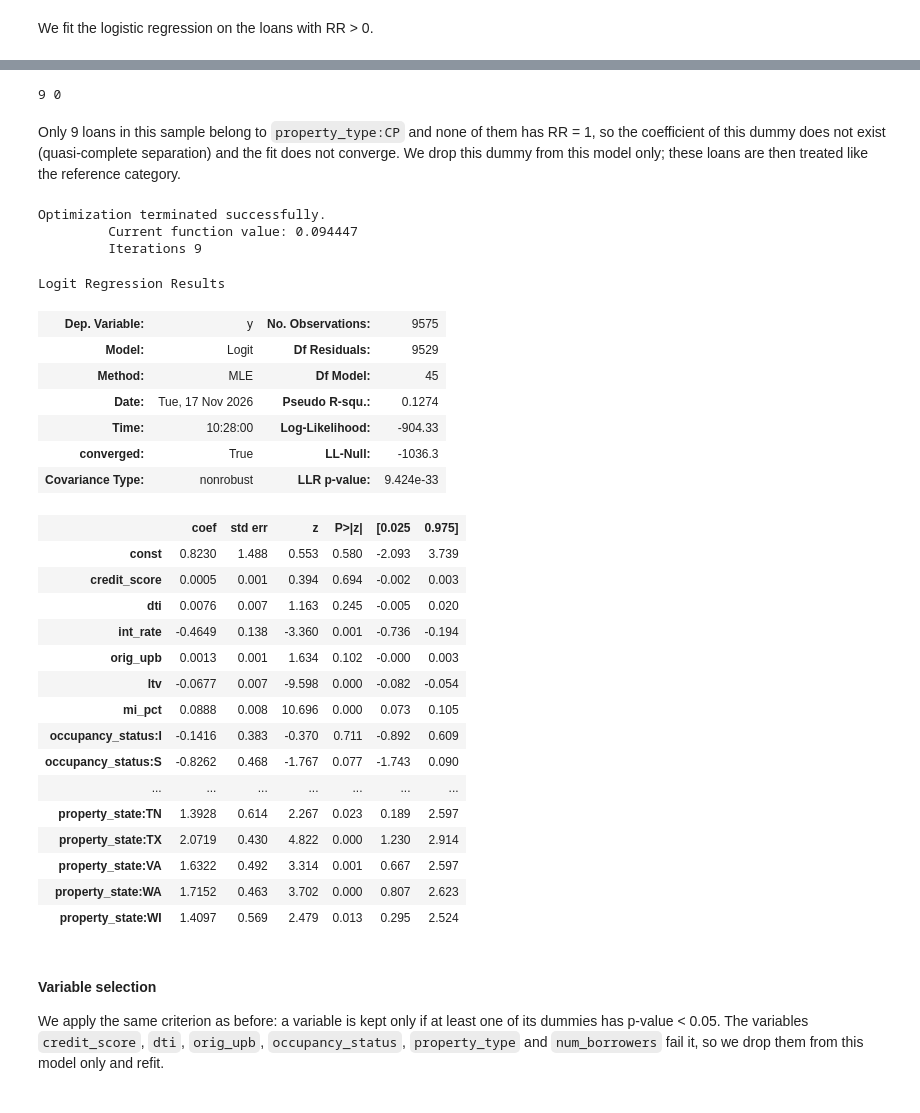
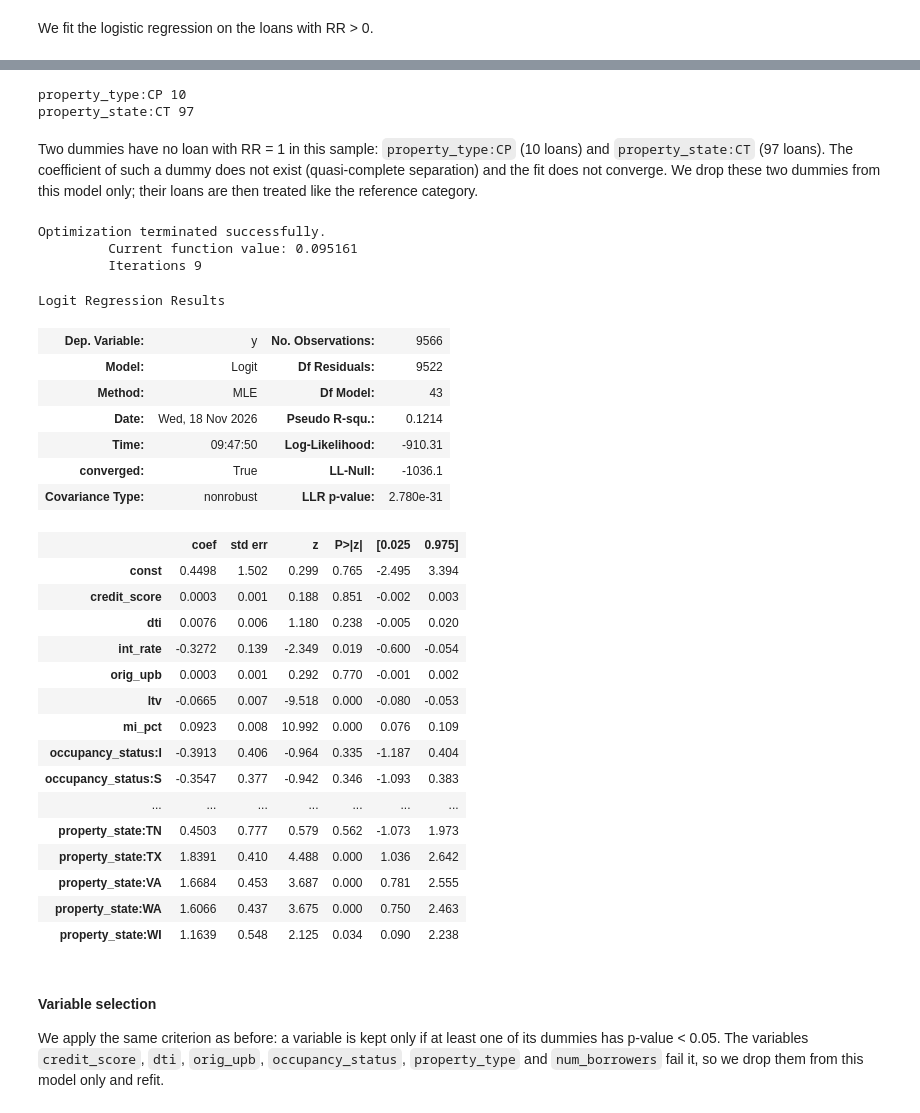
Before and after one commit to keramidasvasilis/credit-risk-el, a Jupyter notebook: notebooks/03_lgd_ead_models.ipynb, the cells around one changed output, grey strips where cells are left out. Saved outputs shown, nothing was run; the diff lists cells and outputs as text; code cells hidden in the pictures.

```diff
--- a/notebooks/03_lgd_ead_models.ipynb
+++ b/notebooks/03_lgd_ead_models.ipynb
@@ -213,7 +213,10 @@ We split the 14,084 defaulted loans once, randomly, into a training set (80%) an
 # %%
-from sklearn.model_selection import train_test_split
+pd_test_index = pd.read_csv('../data/pd_test.csv', index_col = 0).index
 
-loan_data_defaults_train, loan_data_defaults_test = train_test_split(loan_data_defaults, test_size = 0.2, random_state = 42)
+mask_pd_test = loan_data_defaults.index.isin(pd_test_index)
+loan_data_defaults_test = loan_data_defaults[mask_pd_test].copy()
+loan_data_defaults_train = loan_data_defaults[~mask_pd_test].copy()
+
 print(loan_data_defaults_train.shape, loan_data_defaults_test.shape)
 # %% [output]
 (11267, 34) (2817, 34)
@@ -498,42 +501,49 @@ Logit Regression Results
 # %%
-cp_2 = inputs_train.loc[mask_lgd_2_train, 'property_type:CP']
-print(cp_2.sum(), recovery_rate_1_train[cp_2.values == 1].sum())
+# Dummies with no loan with RR = 1
+X2 = inputs_train.loc[mask_lgd_2_train]
+
+for col in X2.columns:
+    if X2[col].isin([0, 1]).all():
+        events = recovery_rate_1_train[X2[col].values == 1].sum()
+        if events == 0:
+            print(col, X2[col].sum())
 # %% [output]
-9 0
+property_type:CP 10
+property_state:CT 97
 # %% [markdown]
-Only 9 loans in this sample belong to `property_type:CP` and none of them has RR = 1, so the coefficient of this dummy does not exist (quasi-complete separation) and the fit does not converge. We drop this dummy from this model only; these loans are then treated like the reference category.
+Two dummies have no loan with RR = 1 in this sample: `property_type:CP` (10 loans) and `property_state:CT` (97 loans). The coefficient of such a dummy does not exist (quasi-complete separation) and the fit does not converge. We drop these two dummies from this model only; their loans are then treated like the reference category.
 # %%
-X_lgd_st_2_train = sm.add_constant(inputs_train.loc[mask_lgd_2_train].drop('property_type:CP', axis = 1))
+X_lgd_st_2_train = sm.add_constant(inputs_train.loc[mask_lgd_2_train].drop(['property_type:CP', 'property_state:CT'], axis = 1))
 reg_lgd_st_2 = sm.Logit(recovery_rate_1_train, X_lgd_st_2_train).fit()
 reg_lgd_st_2.summary()
 # %% [output]
 Optimization terminated successfully.
-         Current function value: 0.094447
+         Current function value: 0.095161
          Iterations 9
 Logit Regression Results
-| Dep. Variable: | y | No. Observations: | 9575 |
-| Model: | Logit | Df Residuals: | 9529 |
-| Method: | MLE | Df Model: | 45 |
-| Date: | Tue, 17 Nov 2026 | Pseudo R-squ.: | 0.1274 |
-| Time: | 10:28:00 | Log-Likelihood: | -904.33 |
-| converged: | True | LL-Null: | -1036.3 |
-| Covariance Type: | nonrobust | LLR p-value: | 9.424e-33 |
+| Dep. Variable: | y | No. Observations: | 9566 |
+| Model: | Logit | Df Residuals: | 9522 |
+| Method: | MLE | Df Model: | 43 |
+| Date: | Wed, 18 Nov 2026 | Pseudo R-squ.: | 0.1214 |
+| Time: | 09:47:50 | Log-Likelihood: | -910.31 |
+| converged: | True | LL-Null: | -1036.1 |
+| Covariance Type: | nonrobust | LLR p-value: | 2.780e-31 |
 |  | coef | std err | z | P>|z| | [0.025 | 0.975] |
-| const | 0.8230 | 1.488 | 0.553 | 0.580 | -2.093 | 3.739 |
-| credit_score | 0.0005 | 0.001 | 0.394 | 0.694 | -0.002 | 0.003 |
-| dti | 0.0076 | 0.007 | 1.163 | 0.245 | -0.005 | 0.020 |
-| int_rate | -0.4649 | 0.138 | -3.360 | 0.001 | -0.736 | -0.194 |
-| orig_upb | 0.0013 | 0.001 | 1.634 | 0.102 | -0.000 | 0.003 |
-| ltv | -0.0677 | 0.007 | -9.598 | 0.000 | -0.082 | -0.054 |
-| mi_pct | 0.0888 | 0.008 | 10.696 | 0.000 | 0.073 | 0.105 |
-| occupancy_status:I | -0.1416 | 0.383 | -0.370 | 0.711 | -0.892 | 0.609 |
-| occupancy_status:S | -0.8262 | 0.468 | -1.767 | 0.077 | -1.743 | 0.090 |
+| const | 0.4498 | 1.502 | 0.299 | 0.765 | -2.495 | 3.394 |
+| credit_score | 0.0003 | 0.001 | 0.188 | 0.851 | -0.002 | 0.003 |
+| dti | 0.0076 | 0.006 | 1.180 | 0.238 | -0.005 | 0.020 |
+| int_rate | -0.3272 | 0.139 | -2.349 | 0.019 | -0.600 | -0.054 |
+| orig_upb | 0.0003 | 0.001 | 0.292 | 0.770 | -0.001 | 0.002 |
+| ltv | -0.0665 | 0.007 | -9.518 | 0.000 | -0.080 | -0.053 |
+| mi_pct | 0.0923 | 0.008 | 10.992 | 0.000 | 0.076 | 0.109 |
+| occupancy_status:I | -0.3913 | 0.406 | -0.964 | 0.335 | -1.187 | 0.404 |
+| occupancy_status:S | -0.3547 | 0.377 | -0.942 | 0.346 | -1.093 | 0.383 |
 | ... | ... | ... | ... | ... | ... | ... |
-| property_state:TN | 1.3928 | 0.614 | 2.267 | 0.023 | 0.189 | 2.597 |
-| property_state:TX | 2.0719 | 0.430 | 4.822 | 0.000 | 1.230 | 2.914 |
-| property_state:VA | 1.6322 | 0.492 | 3.314 | 0.001 | 0.667 | 2.597 |
-| property_state:WA | 1.7152 | 0.463 | 3.702 | 0.000 | 0.807 | 2.623 |
-| property_state:WI | 1.4097 | 0.569 | 2.479 | 0.013 | 0.295 | 2.524 |
+| property_state:TN | 0.4503 | 0.777 | 0.579 | 0.562 | -1.073 | 1.973 |
+| property_state:TX | 1.8391 | 0.410 | 4.488 | 0.000 | 1.036 | 2.642 |
+| property_state:VA | 1.6684 | 0.453 | 3.687 | 0.000 | 0.781 | 2.555 |
+| property_state:WA | 1.6066 | 0.437 | 3.675 | 0.000 | 0.750 | 2.463 |
+| property_state:WI | 1.1639 | 0.548 | 2.125 | 0.034 | 0.090 | 2.238 |
 # %% [markdown]
 #### Variable selection
 
```
Also changed, not shown: parts of 52 cells of this notebook.
